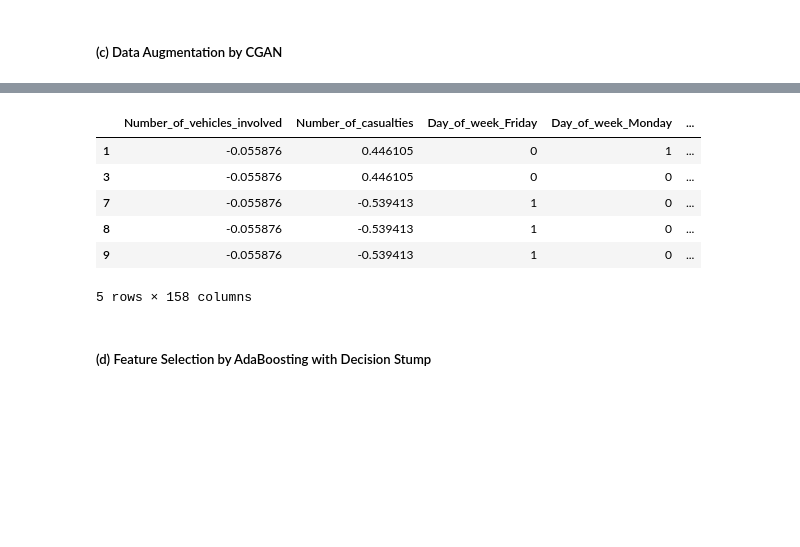
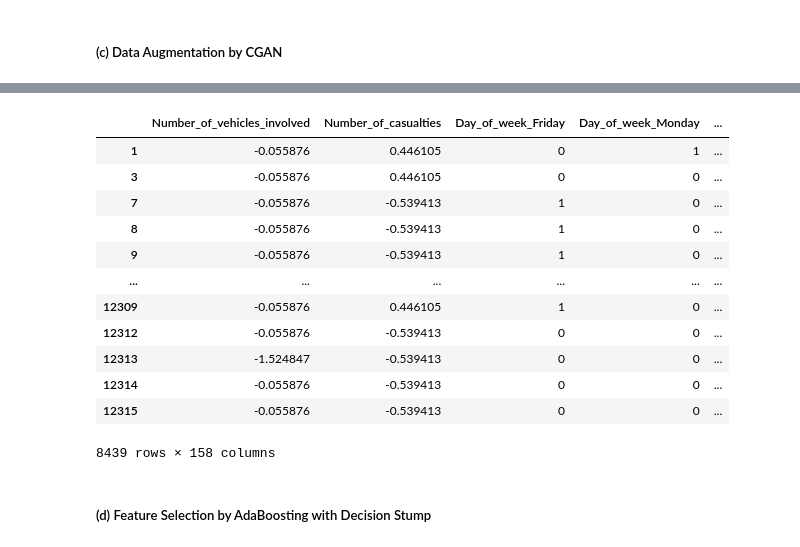
Before and after one commit to JimmyZJC/GR5243-Group-Project, a Jupyter notebook: Notebook/Group Project 2.ipynb, the cells around one changed output, grey strips where cells are left out. Saved outputs shown, nothing was run; the diff lists cells and outputs as text; code cells hidden in the pictures; blank space fills up the shorter version.

```diff
--- a/Notebook/Group Project 2.ipynb
+++ b/Notebook/Group Project 2.ipynb
@@ -239,13 +307,19 @@ fake_data.head()
 # %%
-X_cgan.head()
+X_cgan
 # %% [output]
 |  | Number_of_vehicles_involved | Number_of_casualties | Day_of_week_Friday | Day_of_week_Monday | ... |
 | 1 | -0.055876 | 0.446105 | 0 | 1 | ... |
 | 3 | -0.055876 | 0.446105 | 0 | 0 | ... |
 | 7 | -0.055876 | -0.539413 | 1 | 0 | ... |
 | 8 | -0.055876 | -0.539413 | 1 | 0 | ... |
 | 9 | -0.055876 | -0.539413 | 1 | 0 | ... |
+| ... | ... | ... | ... | ... | ... |
+| 12309 | -0.055876 | 0.446105 | 1 | 0 | ... |
+| 12312 | -0.055876 | -0.539413 | 0 | 0 | ... |
+| 12313 | -1.524847 | -0.539413 | 0 | 0 | ... |
+| 12314 | -0.055876 | -0.539413 | 0 | 0 | ... |
+| 12315 | -0.055876 | -0.539413 | 0 | 0 | ... |
-5 rows × 158 columns
+8439 rows × 158 columns
 # %% [markdown]
 ##### (d) Feature Selection by AdaBoosting with Decision Stump
 # %%
```
Also changed, not shown: parts of 7 cells of this notebook.
